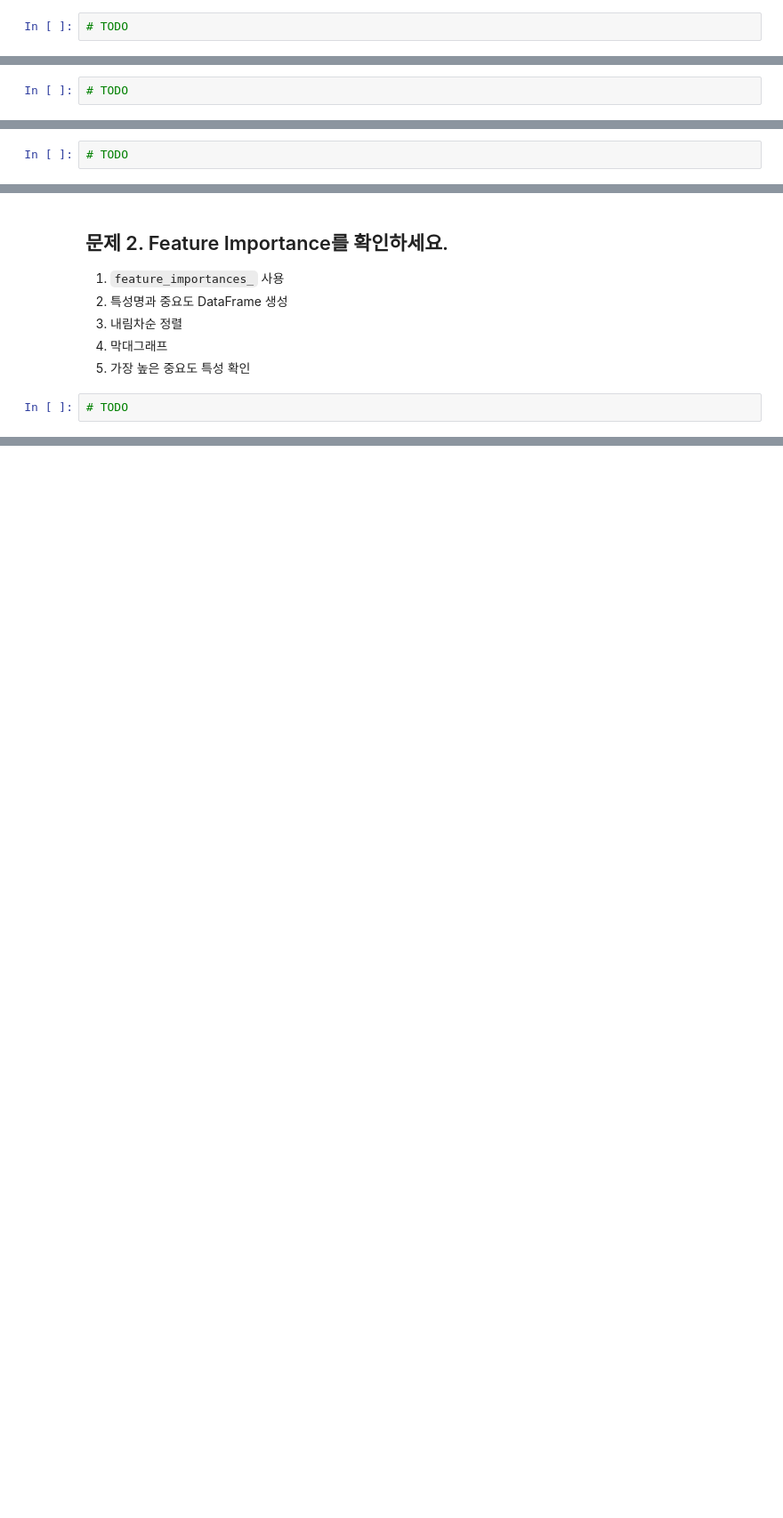
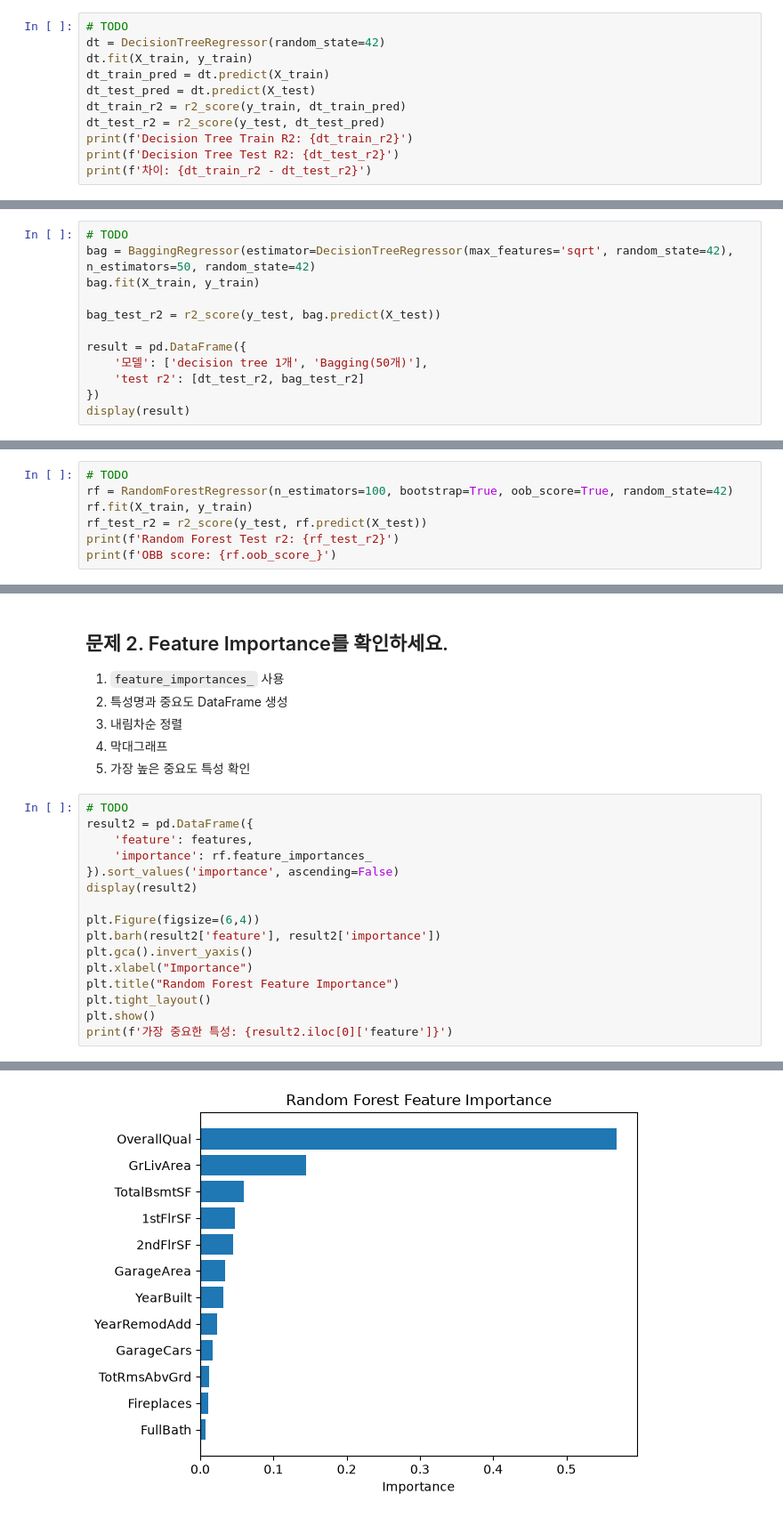
Before and after one commit to mong06701/ML-developed-MoonYoungheum, a Jupyter notebook: 5장1강 배깅 랜덤포레스트 실습문제.ipynb, the cells around one changed output, grey strips where cells are left out. Shown at 89% size. Saved outputs shown, nothing was run; the diff lists cells and outputs as text; blank space fills up the shorter version.

```diff
--- a/5장1강 배깅 랜덤포레스트 실습문제.ipynb
+++ b/5장1강 배깅 랜덤포레스트 실습문제.ipynb
@@ -59,3 +75,12 @@ display(X.isna().sum().to_frame("missing"))
 5. 두 점수 차이 해석
 # %%
 # TODO
+dt = DecisionTreeRegressor(random_state=42)
+dt.fit(X_train, y_train)
+dt_train_pred = dt.predict(X_train)
+dt_test_pred = dt.predict(X_test)
+dt_train_r2 = r2_score(y_train, dt_train_pred)
+dt_test_r2 = r2_score(y_test, dt_test_pred)
+print(f'Decision Tree Train R2: {dt_train_r2}')
+print(f'Decision Tree Test R2: {dt_test_r2}')
+print(f'차이: {dt_train_r2 - dt_test_r2}')
@@ -74,3 +103,13 @@ display(X.isna().sum().to_frame("missing"))
 7. Decision Tree 하나와 비교
 # %%
 # TODO
+bag = BaggingRegressor(estimator=DecisionTreeRegressor(max_features='sqrt', random_state=42), n_estimators=50, random_state=42)
+bag.fit(X_train, y_train)
+
+bag_test_r2 = r2_score(y_test, bag.predict(X_test))
+
+result = pd.DataFrame({
+    '모델': ['decision tree 1개', 'Bagging(50개)'],
+    'test r2': [dt_test_r2, bag_test_r2]
+})
+display(result)
@@ -90,3 +133,8 @@ display(X.isna().sum().to_frame("missing"))
 6. Test R²와 `oob_score_` 출력
 # %%
 # TODO
+rf = RandomForestRegressor(n_estimators=100, bootstrap=True, oob_score=True, random_state=42)
+rf.fit(X_train, y_train)
+rf_test_r2 = r2_score(y_test, rf.predict(X_test))
+print(f'Random Forest Test r2: {rf_test_r2}')
+print(f'OBB score: {rf.oob_score_}')
@@ -107,3 +158,18 @@ display(X.isna().sum().to_frame("missing"))
 5. 가장 높은 중요도 특성 확인
 # %%
 # TODO
+result2 = pd.DataFrame({
+    'feature': features,
+    'importance': rf.feature_importances_
+}).sort_values('importance', ascending=False)
+display(result2)
+
+plt.Figure(figsize=(6,4))
+plt.barh(result2['feature'], result2['importance'])
+plt.gca().invert_yaxis()
+plt.xlabel("Importance")
+plt.title("Random Forest Feature Importance")
+plt.tight_layout()
+plt.show()
+print(f'가장 중요한 특성: {result2.iloc[0]['feature']}')
+# %% [output]
@@ -109,0 +189 @@ display(X.isna().sum().to_frame("missing"))
+[figure, added]
```
Also changed, not shown: parts of 13 cells of this notebook, 6 other files.
